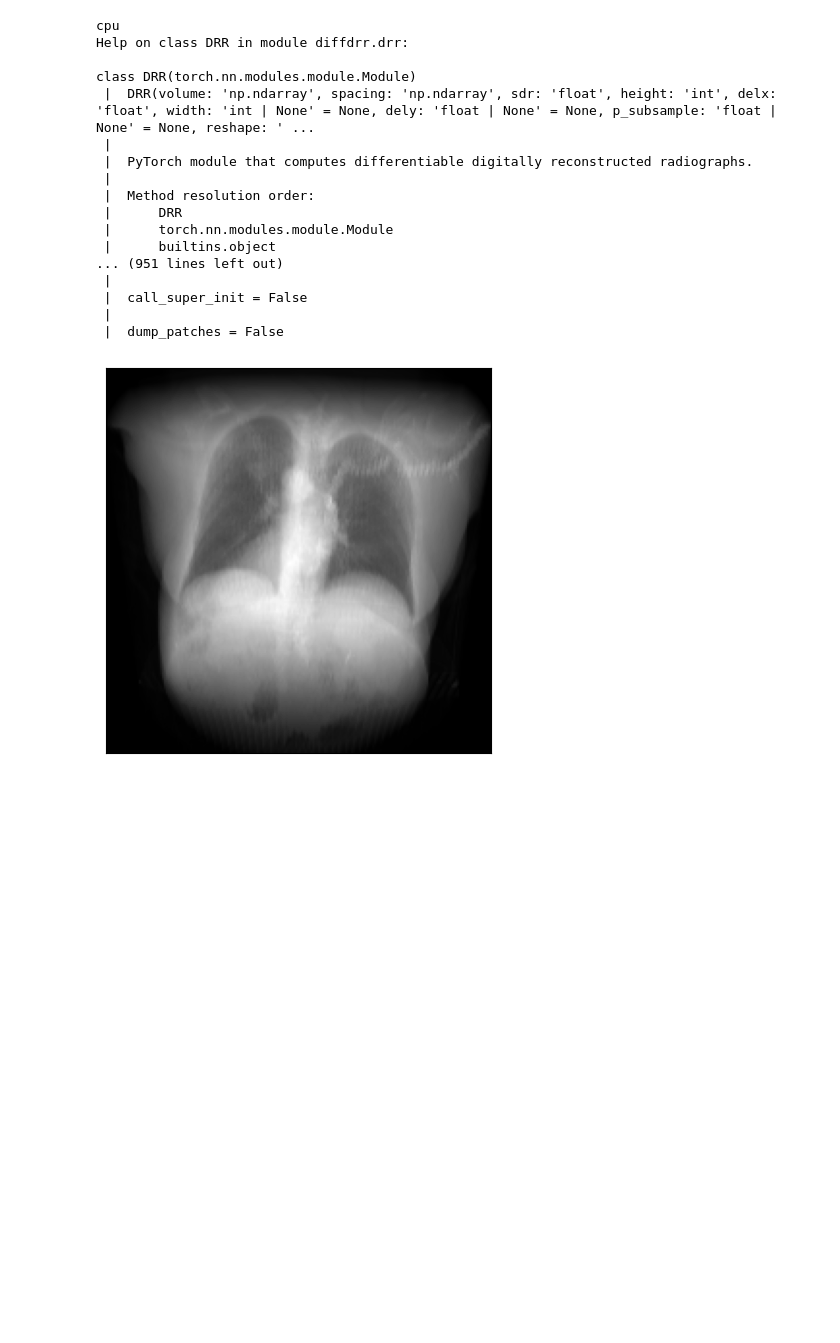
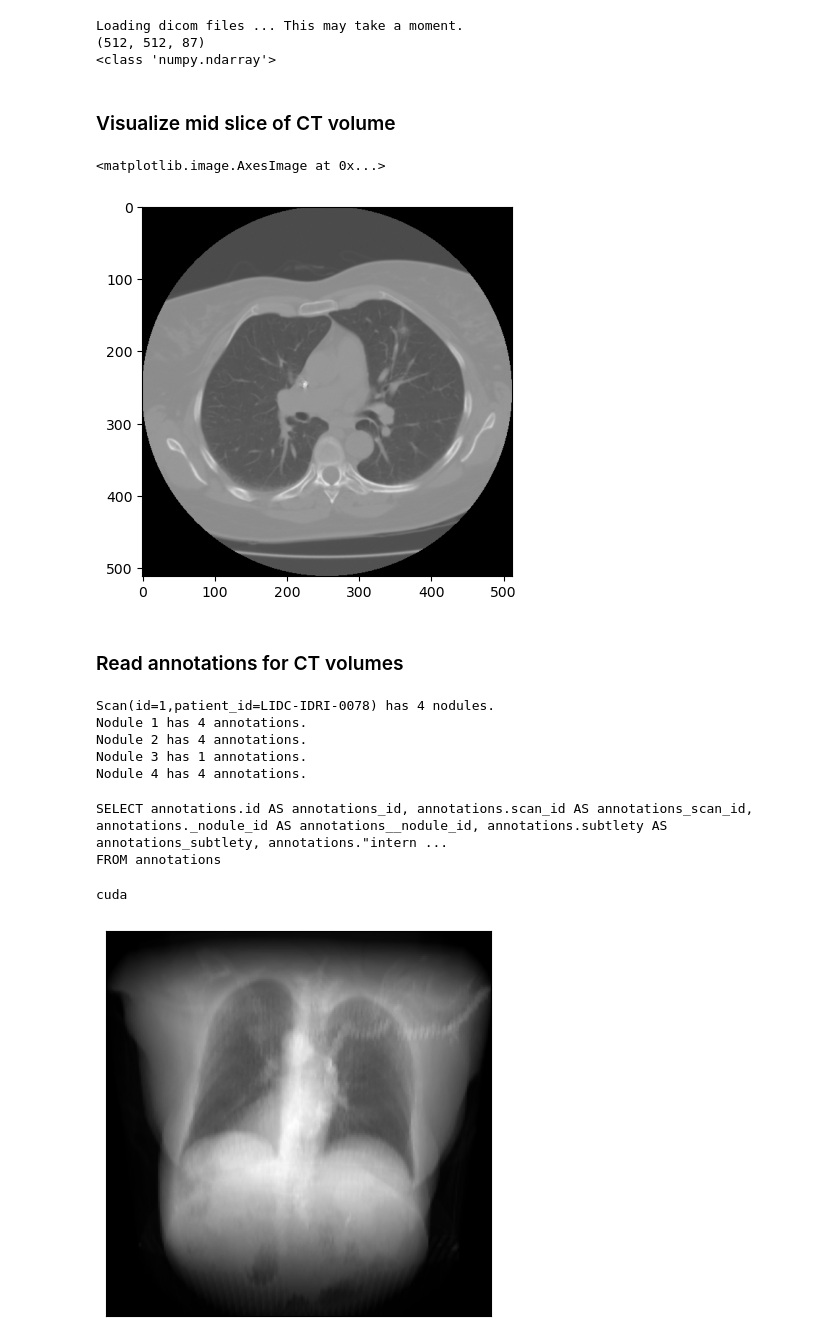
Before and after one commit to khuongdb/rxtool-lidc, a Jupyter notebook: Create_DBB.ipynb, the cells around one changed output. Saved outputs shown, nothing was run; the diff lists cells and outputs as text; code cells hidden in the pictures; blank space fills up the shorter version.

Commit message:
uncomplete script to generate radios from lung CTS and their annotations

```diff
--- a/Create_DBB.ipynb
+++ b/Create_DBB.ipynb
@@ -8,3 +24,50 @@ from diffdrr.visualization import plot_drr
+# %%
+# Query for all CT scans with desired traits.
+scans = pl.query(pl.Scan).filter(pl.Scan.slice_thickness <= 1,
+                                 pl.Scan.pixel_spacing <= 0.6)
+print(scans.count())
+# => 31
+
+pid = 'LIDC-IDRI-0078' # patient ID
+scan = pl.query(pl.Scan).filter(pl.Scan.patient_id == pid).first() # scan class instance for patient ID
+# %%
+vol = scan.to_volume() # creating numpy array with scan volume
+vol_shape=vol.shape
+print(vol_shape)
+print(type(vol))
+# %% [output]
+Loading dicom files ... This may take a moment.
+(512, 512, 87)
+<class 'numpy.ndarray'>
+# %% [markdown]
+### Visualize mid slice of CT volume
+# %%
+plt.imshow(vol[:, :, round(vol_shape[2]/2)].squeeze(), cmap='gray')
+# %% [output]
+<matplotlib.image.AxesImage at 0x...>
+[figure, added]
+# %% [markdown]
+### Read annotations for CT volumes
+# %%
+nods = scan.cluster_annotations()
+
+print("%s has %d nodules." % (scan, len(nods)))
+# => Scan(id=1,patient_id=LIDC-IDRI-0078) has 4 nodules.
+
+for i,nod in enumerate(nods):
+    print("Nodule %d has %d annotations." % (i+1, len(nods[i])))
+# %% [output]
+Scan(id=1,patient_id=LIDC-IDRI-0078) has 4 nodules.
+Nodule 1 has 4 annotations.
+Nodule 2 has 4 annotations.
+Nodule 3 has 1 annotations.
+Nodule 4 has 4 annotations.
+# %%
+ann = pl.query(pl.Annotation)
+print(ann)
+# %% [output]
+SELECT annotations.id AS annotations_id, annotations.scan_id AS annotations_scan_id, annotations._nodule_id AS annotations__nodule_id, annotations.subtlety AS annotations_subtlety, annotations."intern ...
+FROM annotations
 # %%
 # Read in the volume and get the isocenter
 volume, spacing = load_example_ct()
@@ -12,27 +75,10 @@ bx, by, bz = torch.tensor(volume.shape) * torch.tensor(spacing) / 2
 
 # Initialize the DRR module for generating synthetic X-rays
 #device = "cuda" if torch.cuda.is_available() else "cpu"
-device = torch.device("cuda:1" if torch.cuda.is_available() else "cpu")
+device = torch.device("cuda" if torch.cuda.is_available() else "cpu")
 print(device)
-help(DRR)
 # %% [output]
-cpu
-Help on class DRR in module diffdrr.drr:
-
-class DRR(torch.nn.modules.module.Module)
- |  DRR(volume: 'np.ndarray', spacing: 'np.ndarray', sdr: 'float', height: 'int', delx: 'float', width: 'int | None' = None, dely: 'float | None' = None, p_subsample: 'float | None' = None, reshape: ' ...
- |
- |  PyTorch module that computes differentiable digitally reconstructed radiographs.
- |
- |  Method resolution order:
- |      DRR
- |      torch.nn.modules.module.Module
- |      builtins.object
-... (951 lines left out)
- |
- |  call_super_init = False
- |
- |  dump_patches = False
+cuda
 # %%
 """drr = DRR(
     volume,      # The CT volume as a numpy array
```
Also changed, not shown: parts of 17 cells of this notebook, 1 other file.
